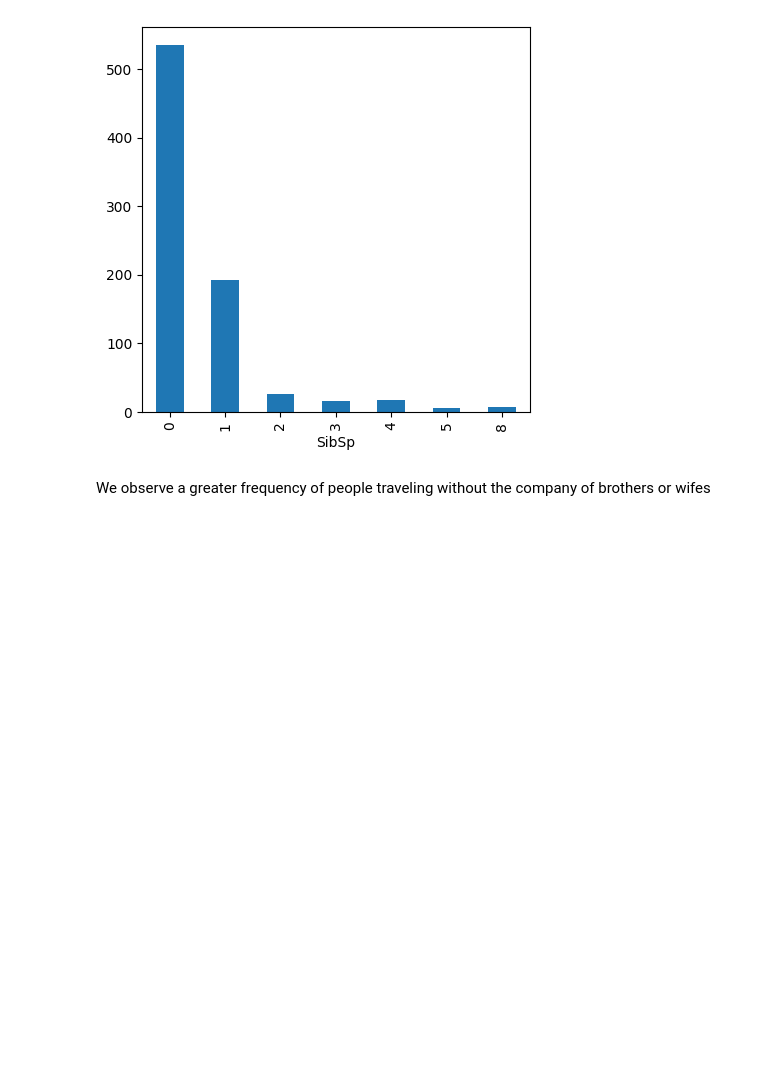
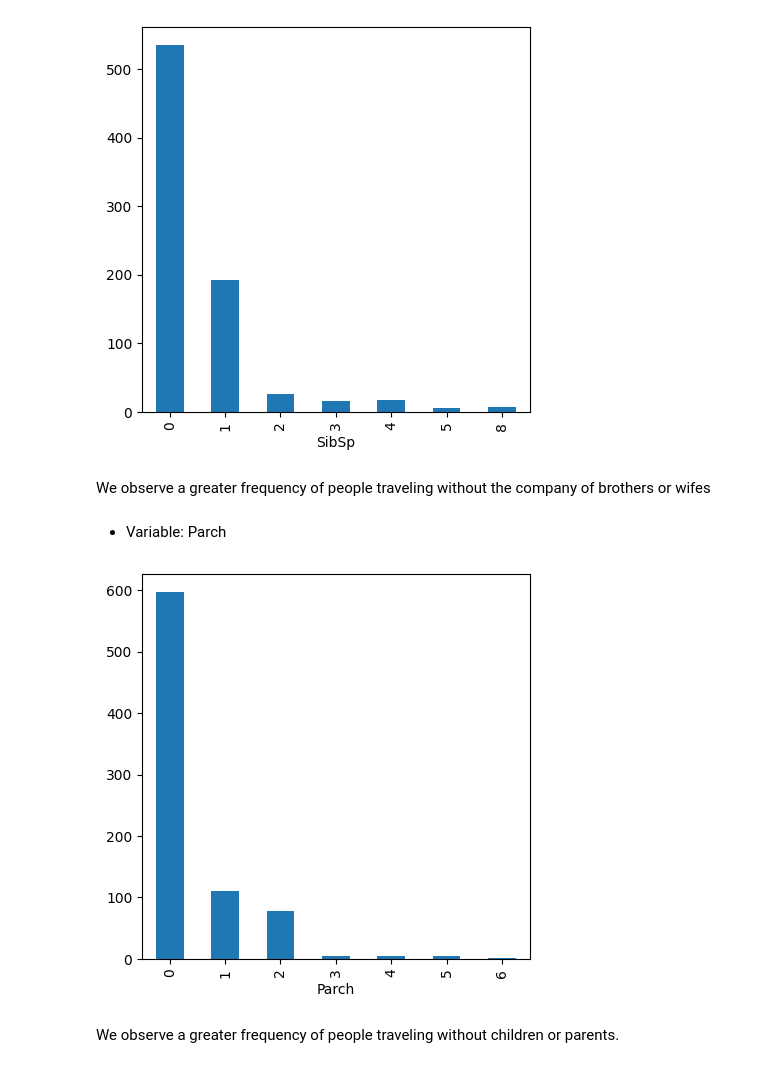
Before and after one commit to 987sebasBeller/Titanic-Survival-Prediction, a Jupyter notebook: EDA_&_prediction/data_analysis_and_prediction_fin.ipynb, the cells around one changed output. Drawn from its saved outputs; the diff is of its cells as text; code cells hidden in the pictures; blank space fills up the shorter version.

Commit message:
The exploratory data analysis of Parchfeature was developed

```diff
--- a/EDA_&_prediction/data_analysis_and_prediction_fin.ipynb
+++ b/EDA_&_prediction/data_analysis_and_prediction_fin.ipynb
@@ -123,3 +123,11 @@ show_bar_chart_of_a_variable(df_passengers,"SibSp")
 [figure]
 # %% [markdown]
 We observe a greater frequency of people traveling without the company of brothers or wifes
+# %% [markdown]
+- Variable: Parch
+# %%
+show_bar_chart_of_a_variable(df_passengers,"Parch")
+# %% [output]
+[figure, added]
+# %% [markdown]
+We observe a greater frequency of people traveling without children or parents.
```
